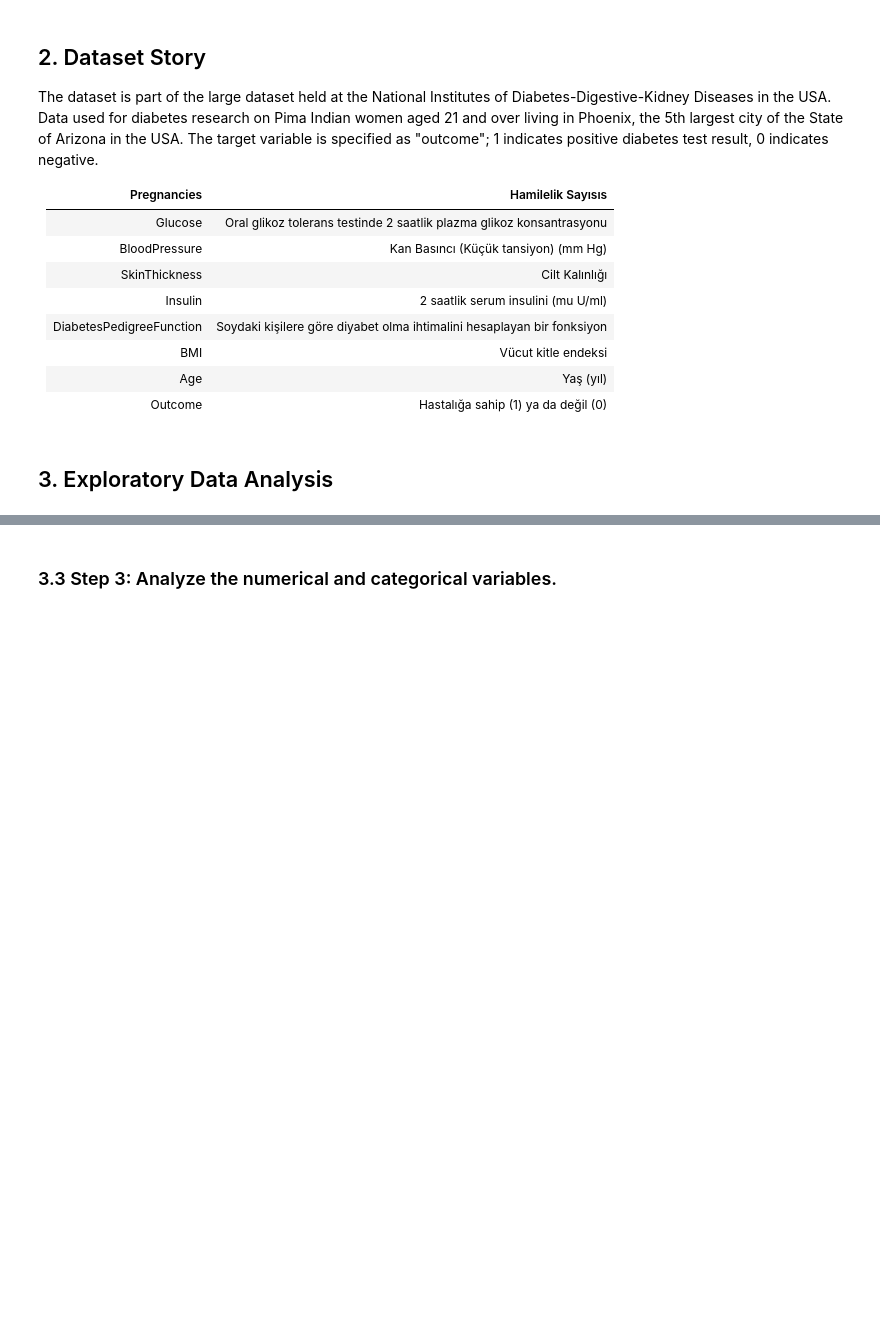
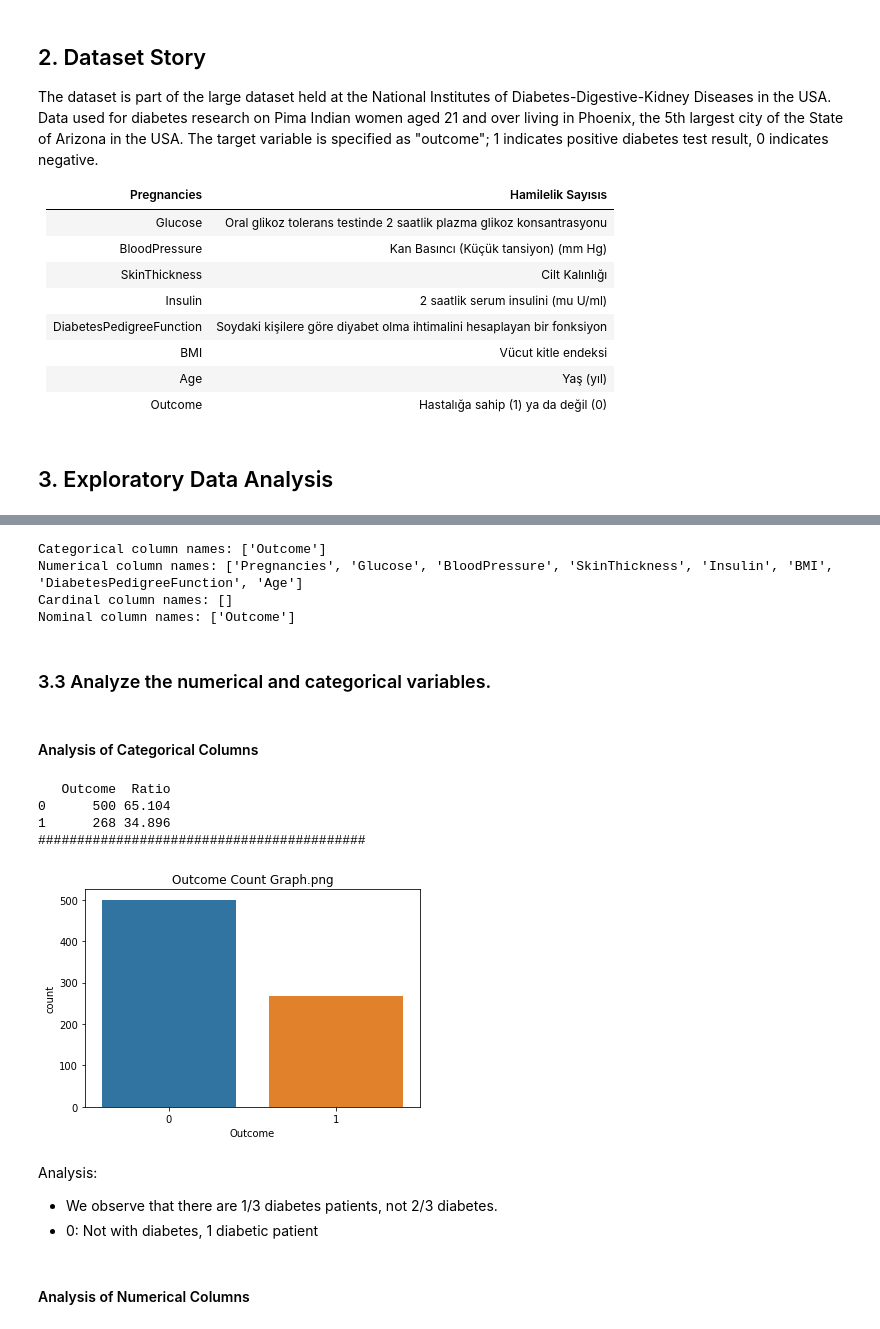
Before and after one commit to edaaydinea/Miuul-Machine-Learning-Summer-Bootcamp, a Jupyter notebook: Module 3/Capstone Project I - Diabetes Feature Engineering/Capstone Project I - Diabetes Feature Engineering.ipynb, the cells around one changed output, grey strips where cells are left out. Drawn from its saved outputs; the diff is of its cells as text; code cells hidden in the pictures; blank space fills up the shorter version.

```diff
--- a/Module 3/Capstone Project I - Diabetes Feature Engineering/Capstone Project I - Diabetes Feature Engineering.ipynb
+++ b/Module 3/Capstone Project I - Diabetes Feature Engineering/Capstone Project I - Diabetes Feature Engineering.ipynb
@@ -132,2 +182,12 @@ categorical_cols, numerical_cols, cardinal_cols, nominal_cols = grab_col_names(d
+# %%
+print("Categorical column names: {}".format(categorical_cols))
+print("Numerical column names: {}".format(numerical_cols))
+print("Cardinal column names: {}".format(cardinal_cols))
+print("Nominal column names: {}".format(nominal_cols))
+# %% [output]
+Categorical column names: ['Outcome']
+Numerical column names: ['Pregnancies', 'Glucose', 'BloodPressure', 'SkinThickness', 'Insulin', 'BMI', 'DiabetesPedigreeFunction', 'Age']
+Cardinal column names: []
+Nominal column names: ['Outcome']
 # %% [markdown]
-### 3.3 Step 3: Analyze the numerical and categorical variables.
+### 3.3 Analyze the numerical and categorical variables.
@@ -136,3 +194,30 @@ numerical_cols
+# %% [markdown]
+#### Analysis of Categorical Columns
+# %%
+def cat_summary(dataframe, col_name, plot=False):
+    print(pd.DataFrame({col_name: dataframe[col_name].value_counts(),
+                        "Ratio": 100 * dataframe[col_name].value_counts() / len(dataframe)}))
+    print("##########################################")
+
+    if plot:
+        sns.countplot(x=dataframe[col_name], data=dataframe)
+        plt.title("{} Count Graph.png".format(col_name.capitalize()))
+        plt.savefig("{} Count Graph.png".format(col_name.capitalize()))
+        plt.show(block=True)
+# %%
+cat_summary(df, "Outcome", True)
+# %% [output]
+   Outcome  Ratio
+0      500 65.104
+1      268 34.896
+##########################################
+[figure, added]
+# %% [markdown]
+Analysis:
+- We observe that there are 1/3 diabetes patients, not 2/3 diabetes.
+- 0: Not with diabetes, 1 diabetic patient
+# %% [markdown]
+#### Analysis of Numerical Columns
 # %%
 def num_summary(dataframe, col_name, plot=False):
     quantiles = [0.05, 0.10, 0.20, 0.30, 0.40, 0.50, 0.60, 0.70, 0.80, 0.90, 0.95, 0.99]
```
Also changed, not shown: parts of 168 cells of this notebook.
